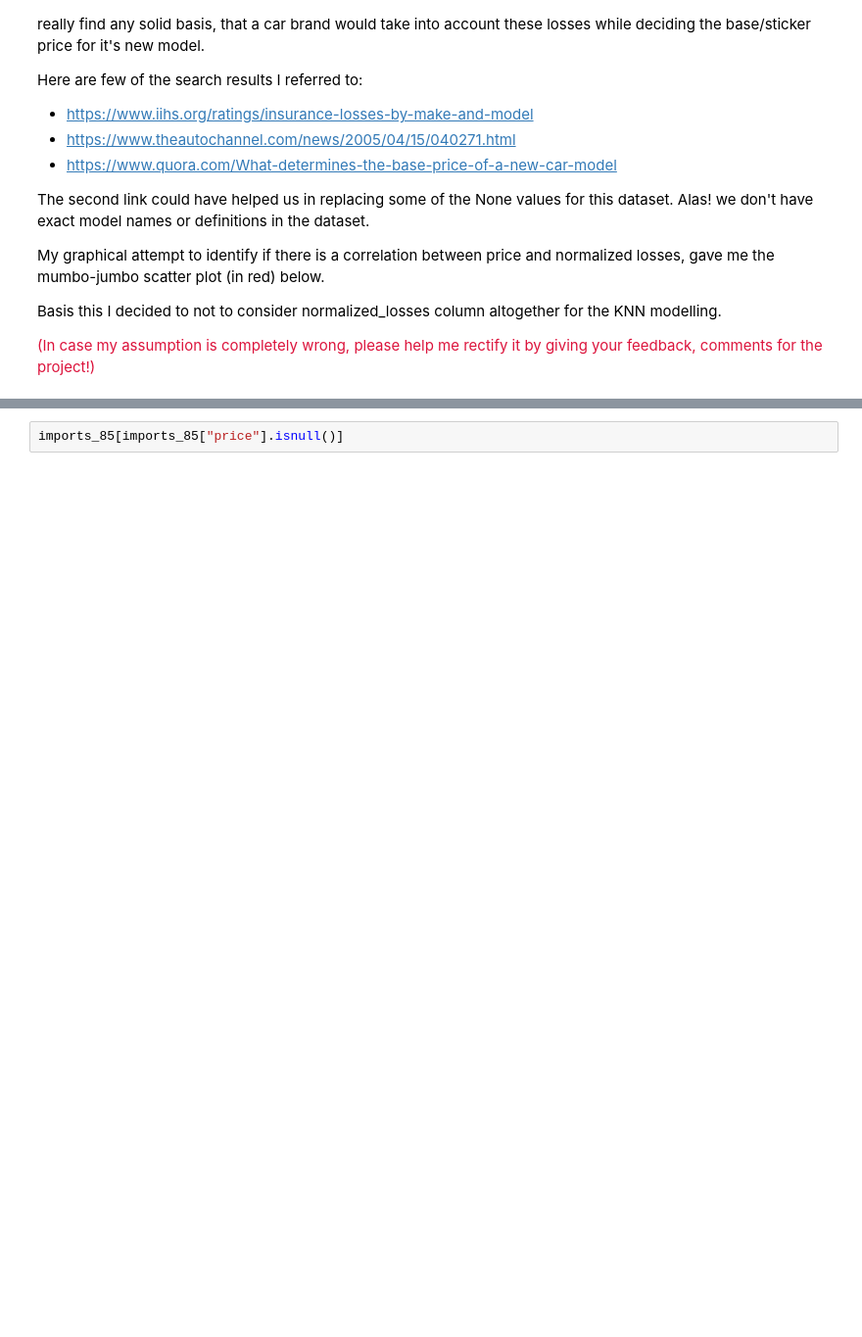
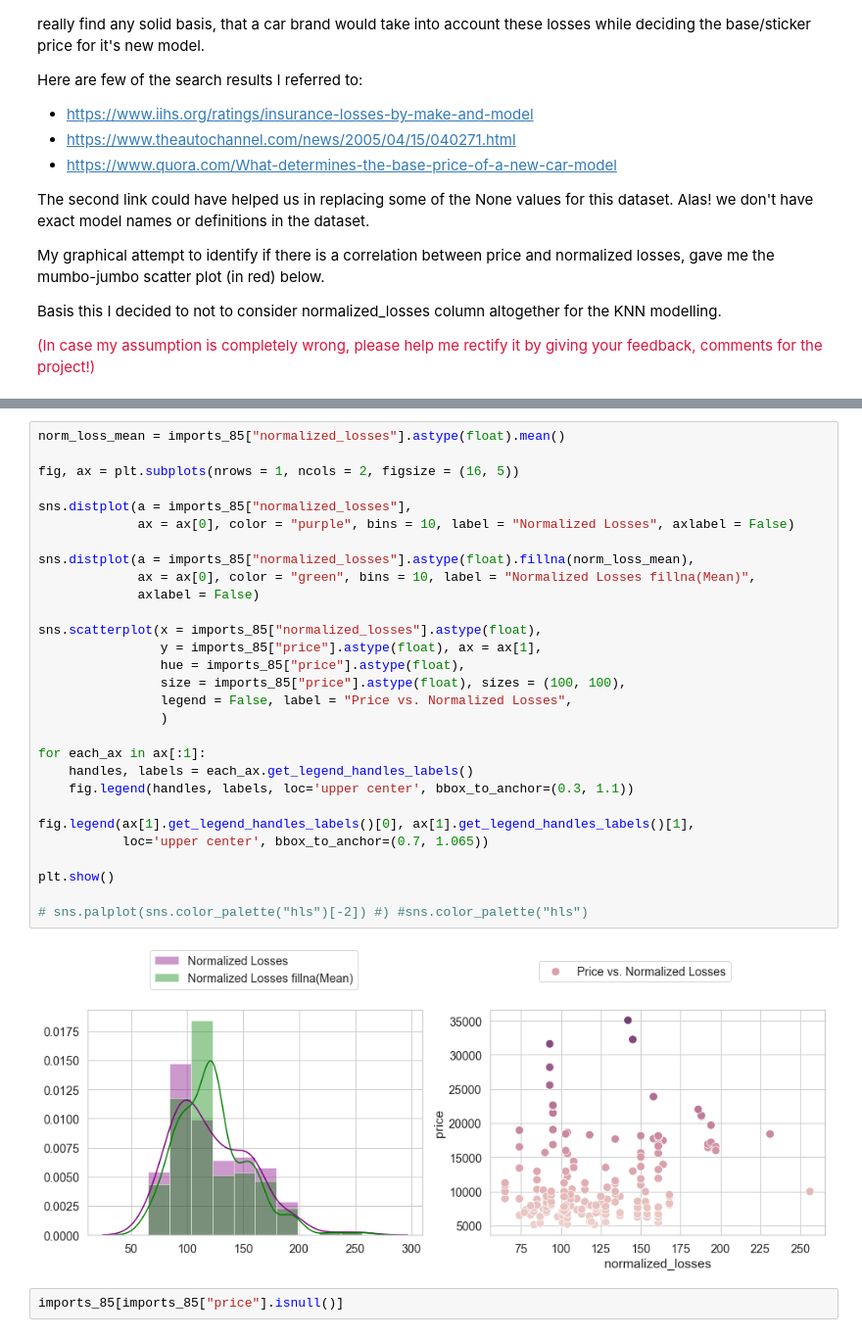
Before and after one commit to simplyrucha/KNNModel, a Jupyter notebook: GP_PredictingCarPrices.ipynb, the cells around one changed output, grey strips where cells are left out. Shown at 98% size. Drawn from its saved outputs; the diff is of its cells as text; blank space fills up the shorter version.

```diff
--- a/GP_PredictingCarPrices.ipynb
+++ b/GP_PredictingCarPrices.ipynb
@@ -312,3 +284,34 @@ fig.show()
+# %%
+norm_loss_mean = imports_85["normalized_losses"].astype(float).mean()
+
+fig, ax = plt.subplots(nrows = 1, ncols = 2, figsize = (16, 5))
+
+sns.distplot(a = imports_85["normalized_losses"],
+             ax = ax[0], color = "purple", bins = 10, label = "Normalized Losses", axlabel = False)
+
+sns.distplot(a = imports_85["normalized_losses"].astype(float).fillna(norm_loss_mean),
+             ax = ax[0], color = "green", bins = 10, label = "Normalized Losses fillna(Mean)",
+             axlabel = False)
+
+sns.scatterplot(x = imports_85["normalized_losses"].astype(float),
+                y = imports_85["price"].astype(float), ax = ax[1],
+                hue = imports_85["price"].astype(float),
+                size = imports_85["price"].astype(float), sizes = (100, 100),
+                legend = False, label = "Price vs. Normalized Losses",
+                )
+
+for each_ax in ax[:1]:
+    handles, labels = each_ax.get_legend_handles_labels()
+    fig.legend(handles, labels, loc='upper center', bbox_to_anchor=(0.3, 1.1))
+
+fig.legend(ax[1].get_legend_handles_labels()[0], ax[1].get_legend_handles_labels()[1],
+           loc='upper center', bbox_to_anchor=(0.7, 1.065))
+
+plt.show()
+
+# sns.palplot(sns.color_palette("hls")[-2]) #) #sns.color_palette("hls")
+# %% [output]
+[figure, added]
 # %%
 imports_85[imports_85["price"].isnull()]
 # %% [output]
```
Also changed, not shown: parts of 26 cells of this notebook.
